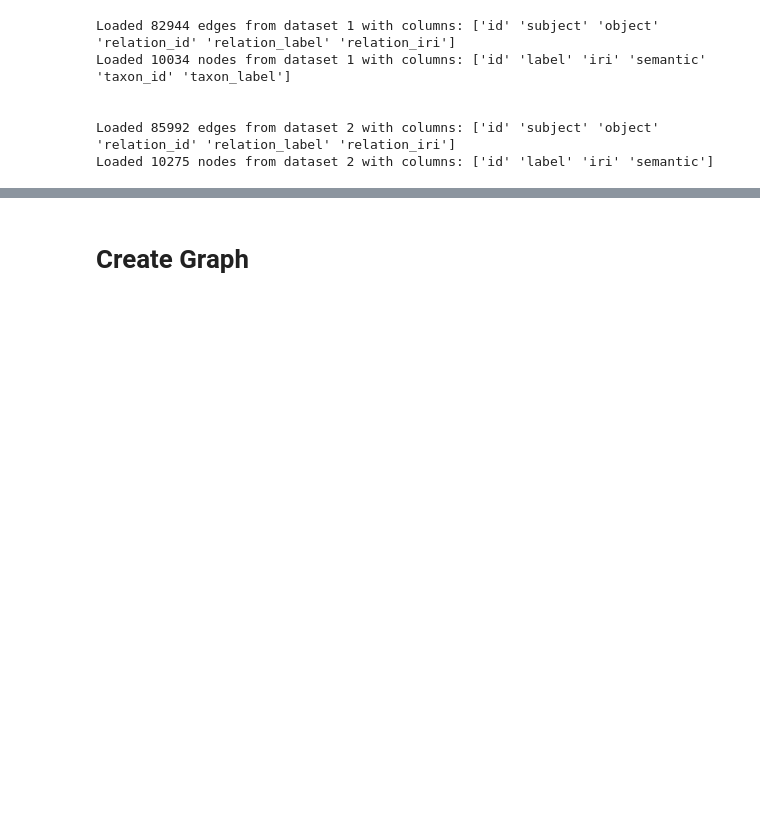
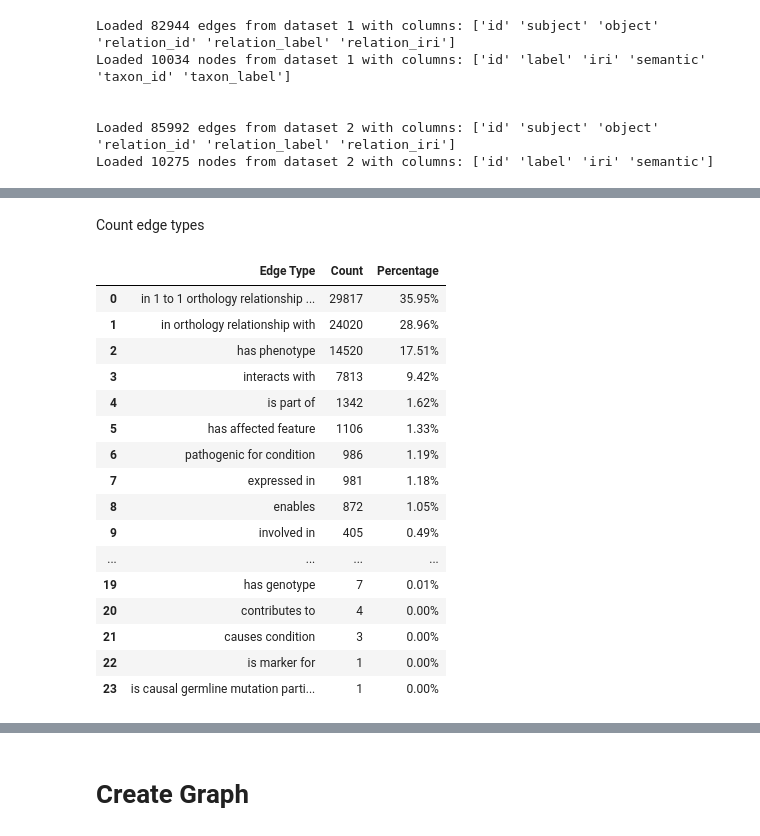
Before and after one commit to rosazwart/XAIFO-ThesisProject, a Jupyter notebook: analyser.ipynb, the cells around one changed output, grey strips where cells are left out. Saved outputs shown, nothing was run; the diff lists cells and outputs as text; code cells hidden in the pictures; blank space fills up the shorter version.

```diff
--- a/analyser.ipynb
+++ b/analyser.ipynb
@@ -32,0 +89,42 @@ Loaded 10275 nodes from dataset 2 with columns: ['id' 'label' 'iri' 'semantic']
+# %% [markdown]
+Count edge types
+# %%
+def count_edge_types(edges: pd.DataFrame, set_name):
+    edge_type_count = pd.DataFrame()
+
+    total_edges = edges.shape[0]
+
+    counts = edges['relation_label'].value_counts()
+
+    for indx, value in counts.items():
+        count_dict = {
+            'Edge Type': indx,
+            'Count': value,
+            'Percentage': value / total_edges * 100
+        }
+        edge_type_count = pd.concat([edge_type_count, pd.DataFrame([count_dict])], ignore_index=True)
+
+    edge_type_count['Percentage'] = edge_type_count['Percentage'].transform(lambda x: '{:,.2f}%'.format(x))
+    edge_type_count.to_csv(f'output/edge_types_{set_name}.csv', index=False)
+
+    return edge_type_count
+# %%
+count_edge_types(edges1, 1)
+# %% [output]
+|  | Edge Type | Count | Percentage |
+| 0 | in 1 to 1 orthology relationship ... | 29817 | 35.95% |
+| 1 | in orthology relationship with | 24020 | 28.96% |
+| 2 | has phenotype | 14520 | 17.51% |
+| 3 | interacts with | 7813 | 9.42% |
+| 4 | is part of | 1342 | 1.62% |
+| 5 | has affected feature | 1106 | 1.33% |
+| 6 | pathogenic for condition | 986 | 1.19% |
+| 7 | expressed in | 981 | 1.18% |
+| 8 | enables | 872 | 1.05% |
+| 9 | involved in | 405 | 0.49% |
+| ... | ... | ... | ... |
+| 19 | has genotype | 7 | 0.01% |
+| 20 | contributes to | 4 | 0.00% |
+| 21 | causes condition | 3 | 0.00% |
+| 22 | is marker for | 1 | 0.00% |
+| 23 | is causal germline mutation parti... | 1 | 0.00% |
```
Also changed, not shown: parts of 23 cells of this notebook, 14 other files.
